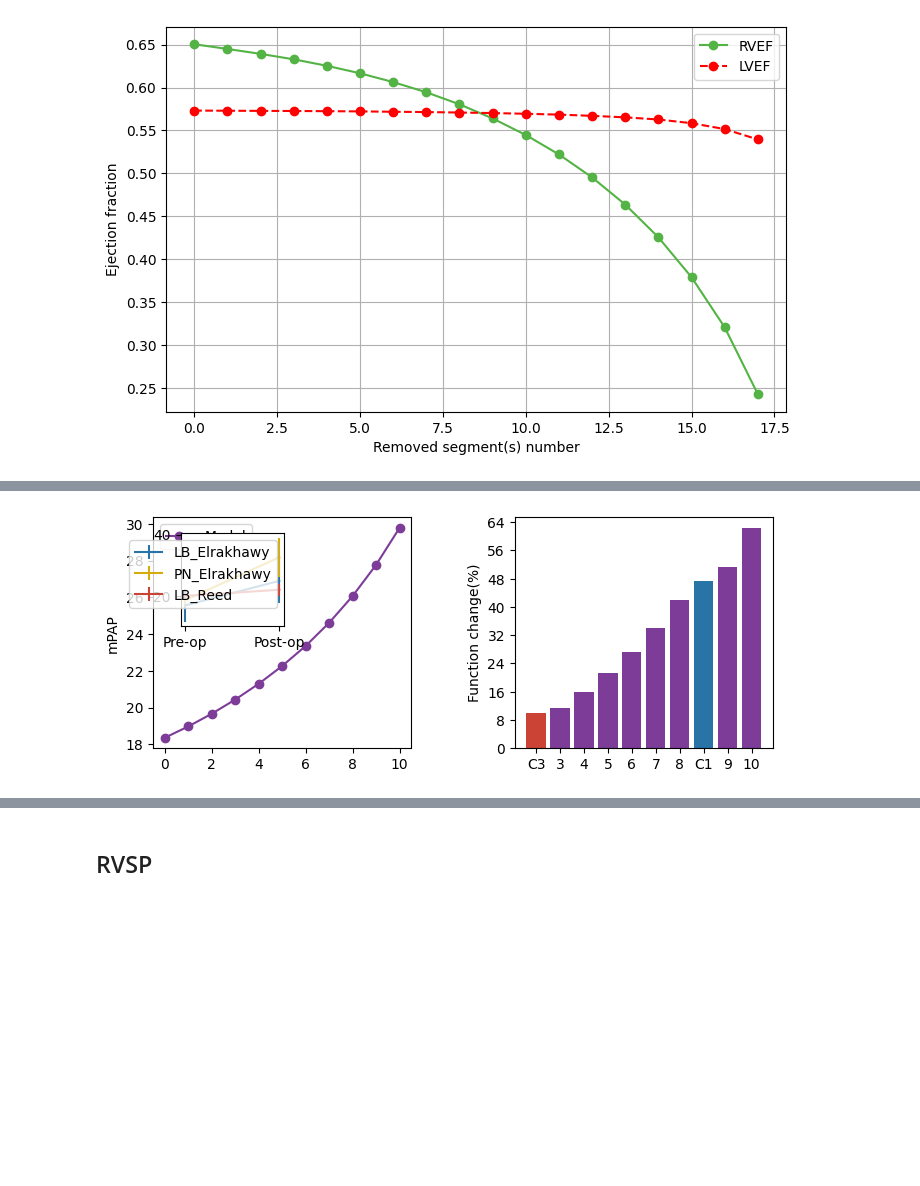
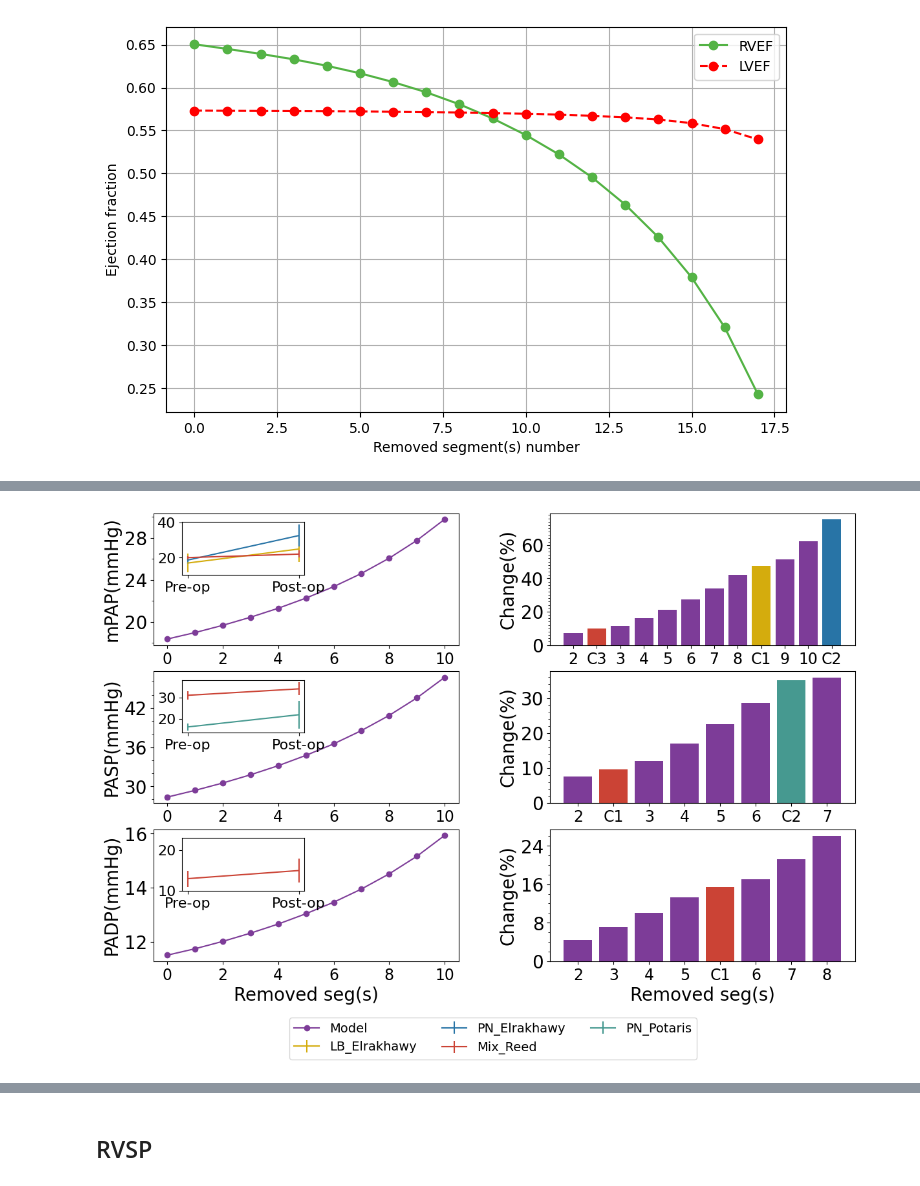
Before and after one commit to ShitingHuang-1/closed_circuit, a Jupyter notebook: resection_sim.ipynb, the cells around one changed output, grey strips where cells are left out. Saved outputs shown, nothing was run; the diff lists cells and outputs as text; code cells hidden in the pictures; blank space fills up the shorter version.

Commit message:
Overlap bar figure

```diff
--- a/resection_sim.ipynb
+++ b/resection_sim.ipynb
@@ -511,30 +740,87 @@ mpap_elr_lb = [16.9, 24.9]
 mpap_err_elr_lb = [5.3, 7.3]
 mpap_elr_pn = [18.6, 32.6]
 mpap_err_elr_pn = [2.2, 6.4]
-fig, axs = plt.subplots(1, 2, figsize=(8, 3))
-axs[0].plot(rm[0:11], mpap[0:11], marker='o', linestyle='-', color=original, label= 'Model')
-axs[0].set_ylabel('mPAP')
-axs[0].xaxis.set_major_locator(MaxNLocator(integer=True))
+fig, axs = plt.subplots(3, 2, figsize=(14, 9))
+axs[0,0].plot(rm[0:11], mpap[0:11], marker='o', linestyle='-', color=original, label= 'Model')
+axs[0,0].set_ylabel('mPAP(mmHg)')
+axs[0,0].xaxis.set_major_locator(MaxNLocator(integer=True))
 
-ax_inset = inset_axes(axs[0], width="40%", height="40%", loc="lower left", bbox_to_anchor=(0.08, 0.5,1, 1),
-                      bbox_transform=axs[0].transAxes)
+ax_inset = inset_axes(axs[0,0], width="40%", height="40%", loc="lower left", bbox_to_anchor=(0.08, 0.5,1, 1),
+                      bbox_transform=axs[0,0].transAxes)
 ax_inset.errorbar(status, mpap_elr_lb, yerr = mpap_err_elr_lb ,color = L1, label = 'LB_Elrakhawy')
 ax_inset.errorbar(status, mpap_elr_pn, yerr = mpap_err_elr_pn, color = L2, label = 'PN_Elrakhawy')
 mpap_reed_lb = [20, 22]
 mpap_err_reed_lb = [1, 2]
-ax_inset.errorbar(status, mpap_reed_lb, yerr = mpap_err_reed_lb ,color = L3, label = 'LB_Reed')
-axs[0].legend()
+ax_inset.errorbar(status, mpap_reed_lb, yerr = mpap_err_reed_lb ,color = L3, label = 'Mix_Reed')
+ax_inset.tick_params(axis = 'x', labelsize = fontsize - 4)
+ax_inset.tick_params(axis = 'y', labelsize = fontsize - 4)
 err_mpap = err_cal(mpap)
 err_mpap_elr_lb = err_cal(mpap_elr_lb)
 err_mpap_elr_pn = err_cal(mpap_elr_pn)
 err_mpap_reed_lb = err_cal(mpap_reed_lb)
 #bar_fig(axs[0, 1], err_mpap, err_mpapst_lb[-1])
-bar_fig(axs[1], err_mpap, err_mpap_elr_lb[-1], err_mpap_elr_pn[-1], err_mpap_reed_lb[-1])#L1: lobe, L2: Pn, L3:LB
-axs[1].yaxis.set_major_locator(MaxNLocator(integer=True))
+bar_fig(axs[0, 1], err_mpap, [L1,L2,L3], err_mpap_elr_lb[-1], err_mpap_elr_pn[-1], err_mpap_reed_lb[-1])#L1: lobe, L2: Pn, L3:LB
+axs[0,1].yaxis.set_major_locator(MaxNLocator(integer=True))
 
-plt.legend()
+
+pap_reed_s = [31, 34]
+pap_reed_s_err = [2,3]
+
+axs[1, 0].plot(rm[0:11], paps[0:11], marker='o', linestyle='-', color=original)
+axs[1, 0].set_ylabel('PASP(mmHg)')
+axs[1, 0].xaxis.set_major_locator(MaxNLocator(integer=True))
+
+ax_inset = inset_axes(axs[1, 0], width="40%", height="40%", loc="lower left", bbox_to_anchor=(0.08, 0.5,1, 1),
+                      bbox_transform=axs[1, 0].transAxes)
+ax_inset.errorbar(status, pap_reed_s, yerr = pap_reed_s_err ,color = L3)
+ax_inset.tick_params(axis = 'x', labelsize = fontsize - 4)
+ax_inset.tick_params(axis = 'y', labelsize = fontsize - 4)
+pap_potar_s = [16.22, 21.91]
+pap_potar_err = [1.6, 6.6]
+ax_inset.errorbar(status, pap_potar_s, pap_potar_err, color = L4, label = 'PN_Potaris')
+err_pasp = err_cal(paps)
+err_pasp_reed_lb = err_cal(pap_reed_s)
+err_pasp_potaris_pn = err_cal(pap_potar_s)
+bar_fig(axs[1, 1], err_pasp, [L3, L4], err_pasp_reed_lb[-1], err_pasp_potaris_pn[-1])
 plt.subplots_adjust(wspace=0.4)
-axs[1].set_ylabel('Function change(%)')
-plt.savefig('mpap.svg', format='svg')
+axs[1, 0].set_ylabel('PASP(mmHg)')
+axs[1, 1].set_ylabel('Change(%)')
+
+pap_reed_d = [13, 15]
+pap_reed_d_err = [1,1]
+
+axs[2, 0].plot(rm[0:11], papd[0:11], marker='o', linestyle='-', color=original)
+axs[2, 0].set_ylabel('PADP(mmHg)')
+axs[2, 0].xaxis.set_major_locator(MaxNLocator(integer=True))
+
+ax_inset = inset_axes(axs[2, 0], width="40%", height="40%", loc="lower left", bbox_to_anchor=(0.08, 0.5,1, 1),
+                      bbox_transform=axs[2, 0].transAxes)
+ax_inset.errorbar(status, pap_reed_d, yerr = pap_reed_s_err ,color = L3)
+ax_inset.tick_params(axis = 'x', labelsize = fontsize - 4)
+ax_inset.tick_params(axis = 'y', labelsize = fontsize - 4)
+ax_inset.set_ylim(10,23)
+err_padp = err_cal(papd)
+err_padpst_lb = err_cal(pap_reed_d)
+bar_fig(axs[2, 1], err_padp, [L3], err_padpst_lb[-1])
+#mean: 5.46667
+plt.subplots_adjust(wspace=0.4)
+axs[2, 1].set_ylabel('Change(%)')
+axs[2, 0].set_xlabel('Removed seg(s)')
+axs[2, 1].set_xlabel('Removed seg(s)')
+axs[0, 1].set_ylabel('Change(%)')
+for ax in axs.flat:
+    ax.set_xlabel(ax.get_xlabel(), fontsize=fontsize)
+    ax.set_ylabel(ax.get_ylabel(), fontsize=fontsize)
+    ax.tick_params(axis = 'x', labelsize = fontsize - 3)
+    ax.tick_params(axis = 'y', labelsize = fontsize)
+    ax.yaxis.set_major_locator(MaxNLocator(nbins=4,  integer=True))
+    ax.yaxis.set_minor_locator(ticker.MultipleLocator(2))
+for ax in axs[:, 0]:
+    ax.xaxis.set_major_locator(MaxNLocator(nbins=6, integer=True))
+for ax in axs.flat:
+    ax.legend().set_visible(False)
+fig.legend(loc='lower center', ncol=3, bbox_to_anchor=(0.5, -0.07), fontsize=14)
+plt.subplots_adjust(wspace = 0.3)
+plt.savefig('PA_compare.svg', format='svg', bbox_inches='tight')
 plt.show()
 # %% [output]
@@ -541 +832 @@ plt.show()
-[figure, old version]
+[figure, new version]
```
Also changed, not shown: parts of 22 cells of this notebook.
